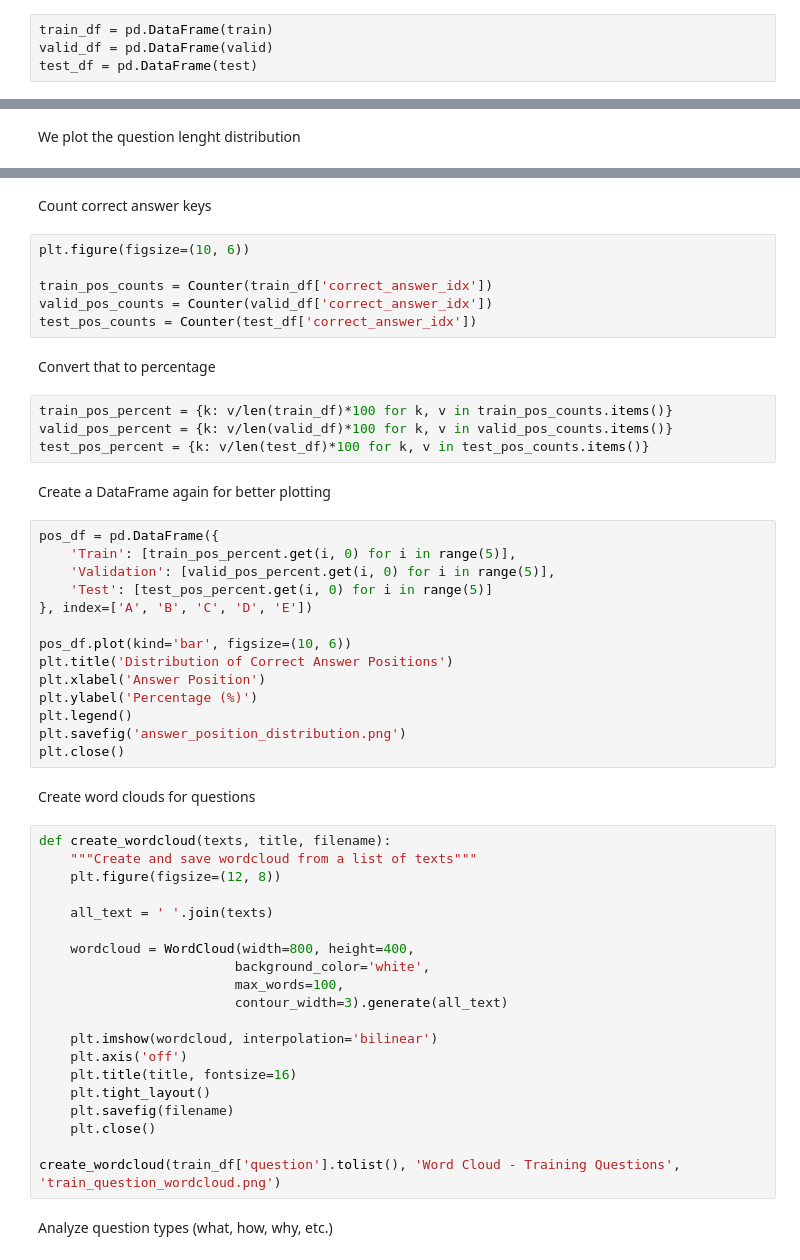
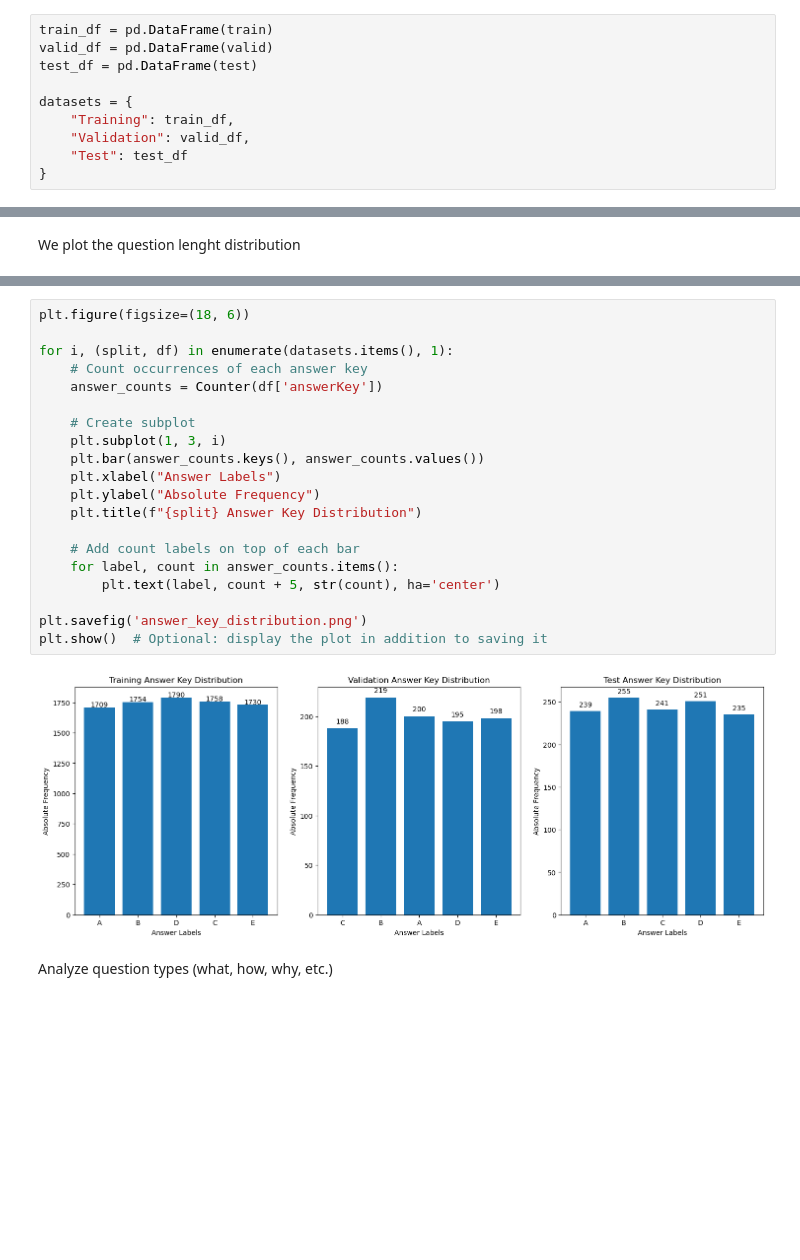
Before and after one commit to NevinJulian/HSLU.NLP, a Jupyter notebook: course_project/project_1.ipynb, the cells around one changed output, grey strips where cells are left out. Saved outputs shown, nothing was run; the diff lists cells and outputs as text; blank space fills up the shorter version.

Commit message:
fix bugs in data exploration and preprocessing

```diff
--- a/course_project/project_1.ipynb
+++ b/course_project/project_1.ipynb
@@ -161,5 +147,11 @@ We convert to DataFrames for easier analysis
 train_df = pd.DataFrame(train)
 valid_df = pd.DataFrame(valid)
 test_df = pd.DataFrame(test)
+
+datasets = {
+    "Training": train_df,
+    "Validation": valid_df,
+    "Test": test_df
+}
 # %% [markdown]
 We check basic statistics such as average question and choice lenght for each DataFrame
@@ -223,54 +261,24 @@ plt.close()
-# %% [markdown]
-Count correct answer keys
-# %%
-plt.figure(figsize=(10, 6))
-
-train_pos_counts = Counter(train_df['correct_answer_idx'])
-valid_pos_counts = Counter(valid_df['correct_answer_idx'])
-test_pos_counts = Counter(test_df['correct_answer_idx'])
-# %% [markdown]
-Convert that to percentage
-# %%
-train_pos_percent = {k: v/len(train_df)*100 for k, v in train_pos_counts.items()}
-valid_pos_percent = {k: v/len(valid_df)*100 for k, v in valid_pos_counts.items()}
-test_pos_percent = {k: v/len(test_df)*100 for k, v in test_pos_counts.items()}
-# %% [markdown]
-Create a DataFrame again for better plotting
-# %%
-pos_df = pd.DataFrame({
-    'Train': [train_pos_percent.get(i, 0) for i in range(5)],
-    'Validation': [valid_pos_percent.get(i, 0) for i in range(5)],
-    'Test': [test_pos_percent.get(i, 0) for i in range(5)]
-}, index=['A', 'B', 'C', 'D', 'E'])
-
-pos_df.plot(kind='bar', figsize=(10, 6))
-plt.title('Distribution of Correct Answer Positions')
-plt.xlabel('Answer Position')
-plt.ylabel('Percentage (%)')
-plt.legend()
-plt.savefig('answer_position_distribution.png')
-plt.close()
-# %% [markdown]
-Create word clouds for questions
-# %%
-def create_wordcloud(texts, title, filename):
-    """Create and save wordcloud from a list of texts"""
-    plt.figure(figsize=(12, 8))
-
-    all_text = ' '.join(texts)
-
-    wordcloud = WordCloud(width=800, height=400,
-                         background_color='white',
-                         max_words=100,
-                         contour_width=3).generate(all_text)
-
-    plt.imshow(wordcloud, interpolation='bilinear')
-    plt.axis('off')
-    plt.title(title, fontsize=16)
-    plt.tight_layout()
-    plt.savefig(filename)
-    plt.close()
-
-create_wordcloud(train_df['question'].tolist(), 'Word Cloud - Training Questions', 'train_question_wordcloud.png')
+# %%
+plt.figure(figsize=(18, 6))
+
+for i, (split, df) in enumerate(datasets.items(), 1):
+    # Count occurrences of each answer key
+    answer_counts = Counter(df['answerKey'])
+
+    # Create subplot
+    plt.subplot(1, 3, i)
+    plt.bar(answer_counts.keys(), answer_counts.values())
+    plt.xlabel("Answer Labels")
+    plt.ylabel("Absolute Frequency")
+    plt.title(f"{split} Answer Key Distribution")
+
+    # Add count labels on top of each bar
+    for label, count in answer_counts.items():
+        plt.text(label, count + 5, str(count), ha='center')
+
+plt.savefig('answer_key_distribution.png')
+plt.show()  # Optional: display the plot in addition to saving it
+# %% [output]
+[figure, added]
 # %% [markdown]
 Analyze question types (what, how, why, etc.)
```
Also changed, not shown: parts of 21 cells of this notebook, 9 other files.
